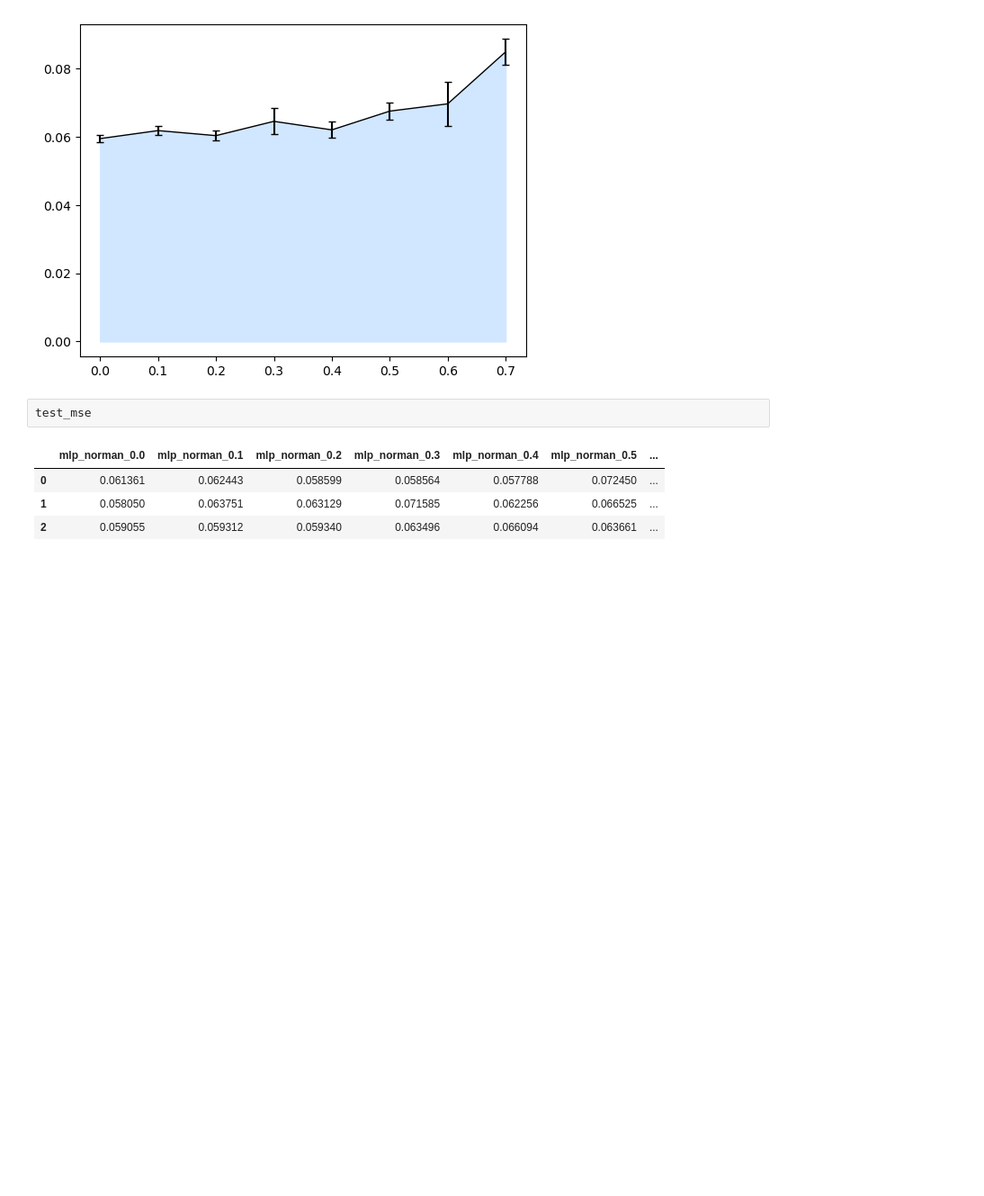
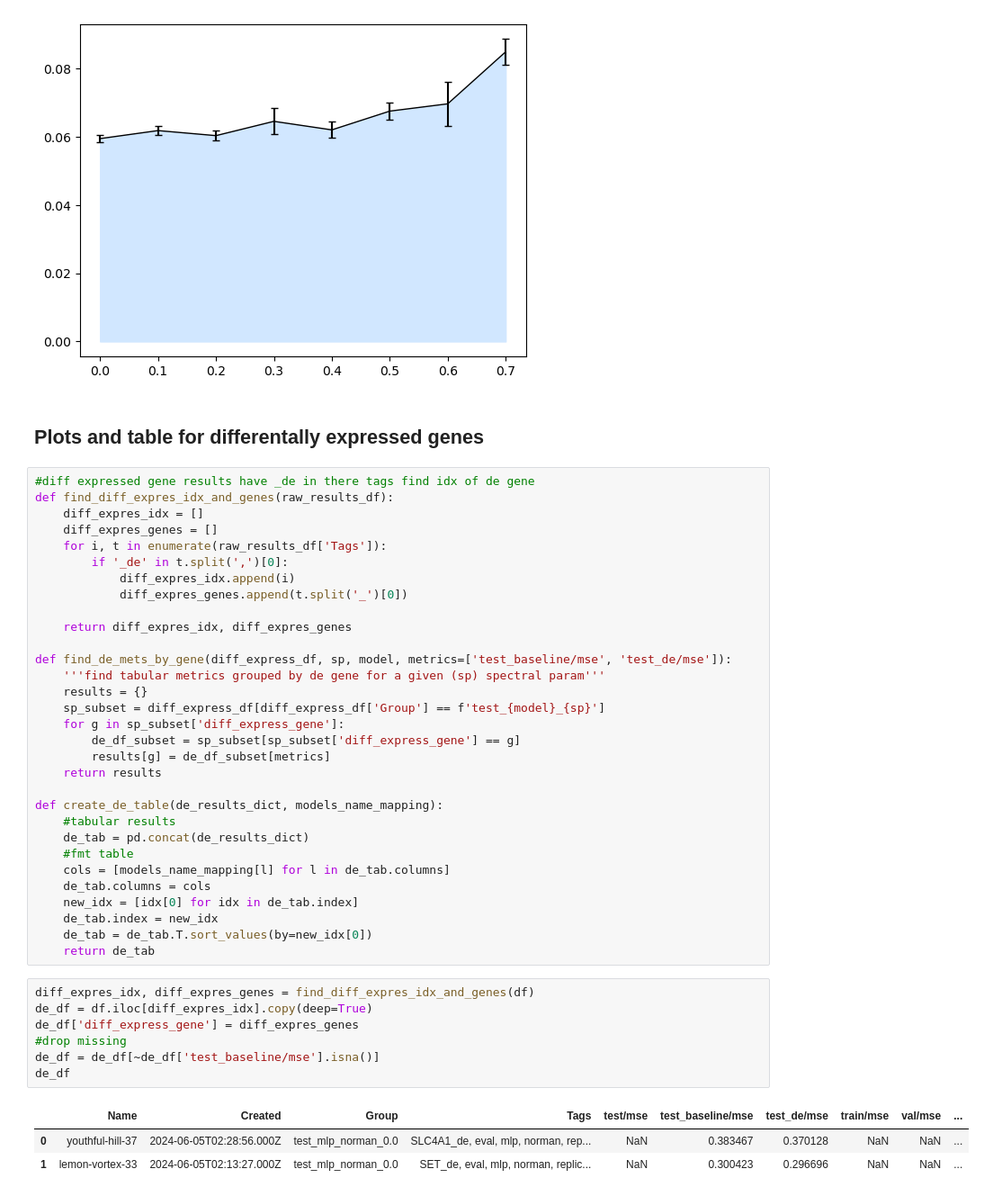
Before and after one commit to aaronwtr/PertEval, a Jupyter notebook: notebooks/results_analysis.ipynb, the cells around one changed output. Shown at 90% size. Saved outputs shown, nothing was run; the diff lists cells and outputs as text; blank space fills up the shorter version.

```diff
--- a/notebooks/results_analysis.ipynb
+++ b/notebooks/results_analysis.ipynb
@@ -107,10 +157,47 @@ plot_spectral_curve(test_mse, shading=False)
 plot_spectral_curve(test_mse, zero_ylb=True)
 # %% [output]
 [figure]
-# %%
-test_mse
-# %% [output]
-|  | mlp_norman_0.0 | mlp_norman_0.1 | mlp_norman_0.2 | mlp_norman_0.3 | mlp_norman_0.4 | mlp_norman_0.5 | ... |
-| 0 | 0.061361 | 0.062443 | 0.058599 | 0.058564 | 0.057788 | 0.072450 | ... |
-| 1 | 0.058050 | 0.063751 | 0.063129 | 0.071585 | 0.062256 | 0.066525 | ... |
-| 2 | 0.059055 | 0.059312 | 0.059340 | 0.063496 | 0.066094 | 0.063661 | ... |
+# %% [markdown]
+## Plots and table for differentally expressed genes
+# %%
+#diff expressed gene results have _de in there tags find idx of de gene
+def find_diff_expres_idx_and_genes(raw_results_df):
+    diff_expres_idx = []
+    diff_expres_genes = []
+    for i, t in enumerate(raw_results_df['Tags']):
+        if '_de' in t.split(',')[0]:
+            diff_expres_idx.append(i)
+            diff_expres_genes.append(t.split('_')[0])
+
+    return diff_expres_idx, diff_expres_genes
+
+def find_de_mets_by_gene(diff_express_df, sp, model, metrics=['test_baseline/mse', 'test_de/mse']):
+    '''find tabular metrics grouped by de gene for a given (sp) spectral param'''
+    results = {}
+    sp_subset = diff_express_df[diff_express_df['Group'] == f'test_{model}_{sp}']
+    for g in sp_subset['diff_express_gene']:
+        de_df_subset = sp_subset[sp_subset['diff_express_gene'] == g]
+        results[g] = de_df_subset[metrics]
+    return results
+
+def create_de_table(de_results_dict, models_name_mapping):
+    #tabular results
+    de_tab = pd.concat(de_results_dict)
+    #fmt table
+    cols = [models_name_mapping[l] for l in de_tab.columns]
+    de_tab.columns = cols
+    new_idx = [idx[0] for idx in de_tab.index]
+    de_tab.index = new_idx
+    de_tab = de_tab.T.sort_values(by=new_idx[0])
+    return de_tab
+# %%
+diff_expres_idx, diff_expres_genes = find_diff_expres_idx_and_genes(df)
+de_df = df.iloc[diff_expres_idx].copy(deep=True)
+de_df['diff_express_gene'] = diff_expres_genes
+#drop missing
+de_df = de_df[~de_df['test_baseline/mse'].isna()]
+de_df
+# %% [output]
+|  | Name | Created | Group | Tags | test/mse | test_baseline/mse | test_de/mse | train/mse | val/mse | ... |
+| 0 | youthful-hill-37 | 2024-06-05T02:28:56.000Z | test_mlp_norman_0.0 | SLC4A1_de, eval, mlp, norman, rep... | NaN | 0.383467 | 0.370128 | NaN | NaN | ... |
+| 1 | lemon-vortex-33 | 2024-06-05T02:13:27.000Z | test_mlp_norman_0.0 | SET_de, eval, mlp, norman, replic... | NaN | 0.300423 | 0.296696 | NaN | NaN | ... |
```
Also changed, not shown: parts of 15 cells of this notebook, 2 other files.
